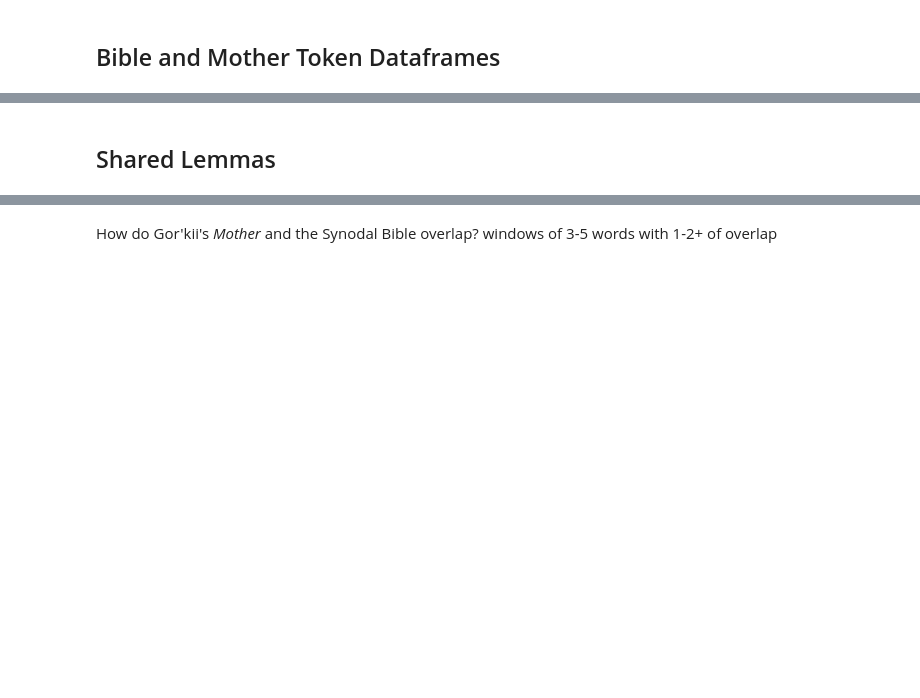
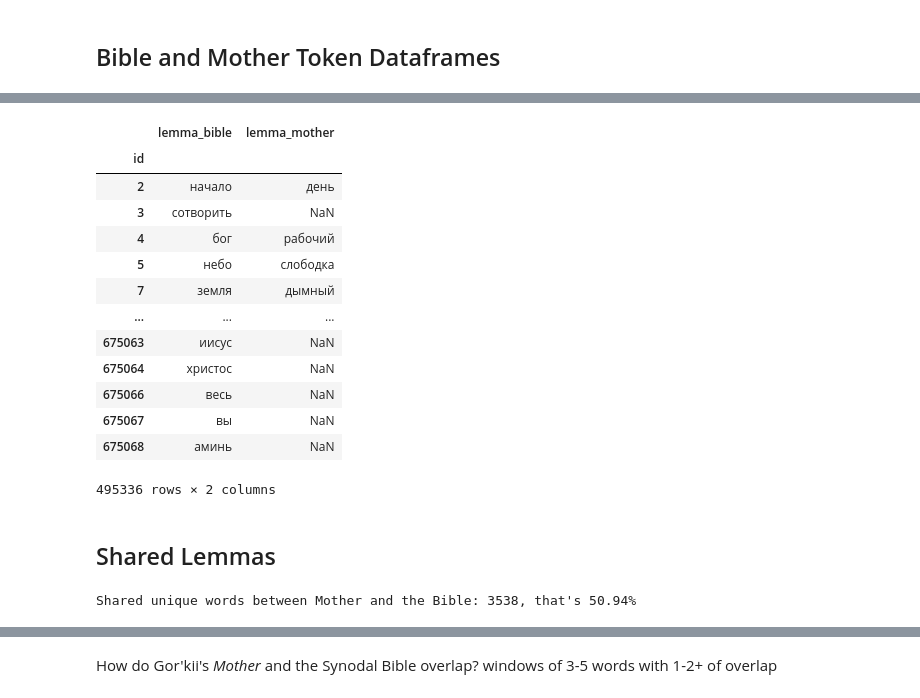
Before and after one commit to kollektivminds/russian-literary-bible, a Jupyter notebook: codebase/MotherBible.ipynb, the cells around one changed output, grey strips where cells are left out. Saved outputs shown, nothing was run; the diff lists cells and outputs as text; code cells hidden in the pictures; blank space fills up the shorter version.

```diff
--- a/codebase/MotherBible.ipynb
+++ b/codebase/MotherBible.ipynb
@@ -46,6 +92,21 @@ motherTokenDf.lemma.loc[motherTokenDf.stopword == False]
 # %%
-lemmaDf = bibleTokenDf[['lemma']].join(motherTokenDf[['lemma']], on='id', lsuffix='_bible', rsuffix='_mother')
+lemmaDf = bibleTokenDf[['lemma']].loc[bibleTokenDf.stopword == False].join(motherTokenDf[['lemma']].loc[motherTokenDf.stopword == False], on='id', lsuffix='_bible', rsuffix='_mother')
 lemmaDf
+# %% [output]
+|  | lemma_bible | lemma_mother |
+| id |  |  |
+| 2 | начало | день |
+| 3 | сотворить | NaN |
+| 4 | бог | рабочий |
+| 5 | небо | слободка |
+| 7 | земля | дымный |
+| ... | ... | ... |
+| 675063 | иисус | NaN |
+| 675064 | христос | NaN |
+| 675066 | весь | NaN |
+| 675067 | вы | NaN |
+| 675068 | аминь | NaN |
+495336 rows × 2 columns
 # %% [markdown]
 ## Shared Lemmas
 # %%
@@ -61,6 +122,8 @@ for lemma in mother_lemmas:
         common_lemmas_count += 1
 
 print(f"Shared unique words between Mother and the Bible: "+str(common_lemmas_count)+", that's "+str(round(((common_lemmas_count/len(lemmaDf.lemma_mother.unique()))*100),2))+"%")
+# %% [output]
+Shared unique words between Mother and the Bible: 3538, that's 50.94%
 # %%
 bibleTokenWindow = np.array([])
 bibleTokenWindow = np.array([np.array(bibleTokenDf.lemma[i:i+7]) for i in range(len(bibleTokenDf.lemma)-6)])
```
Also changed, not shown: parts of 10 cells of this notebook, 2 other files.
